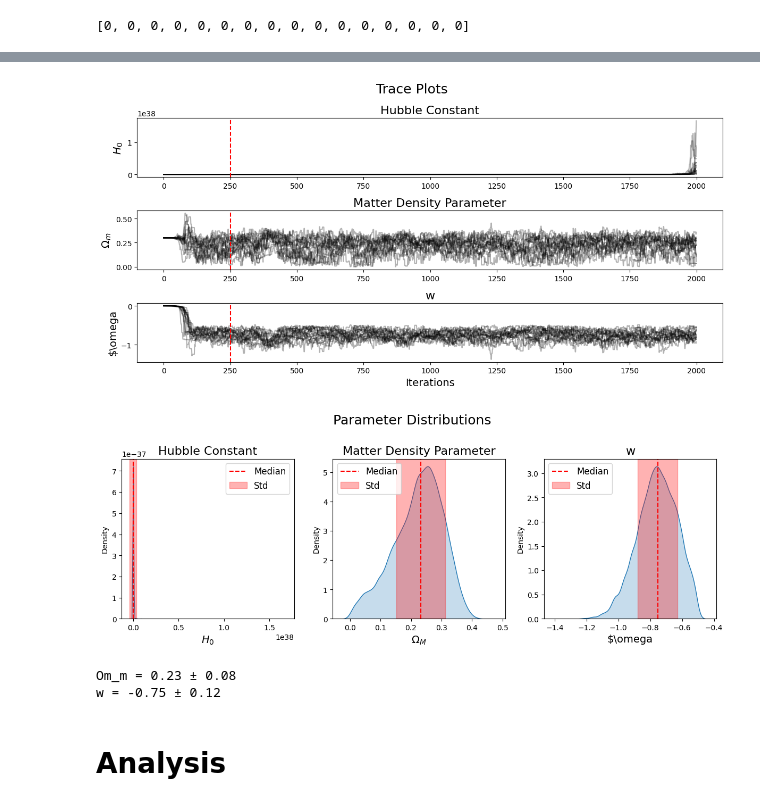
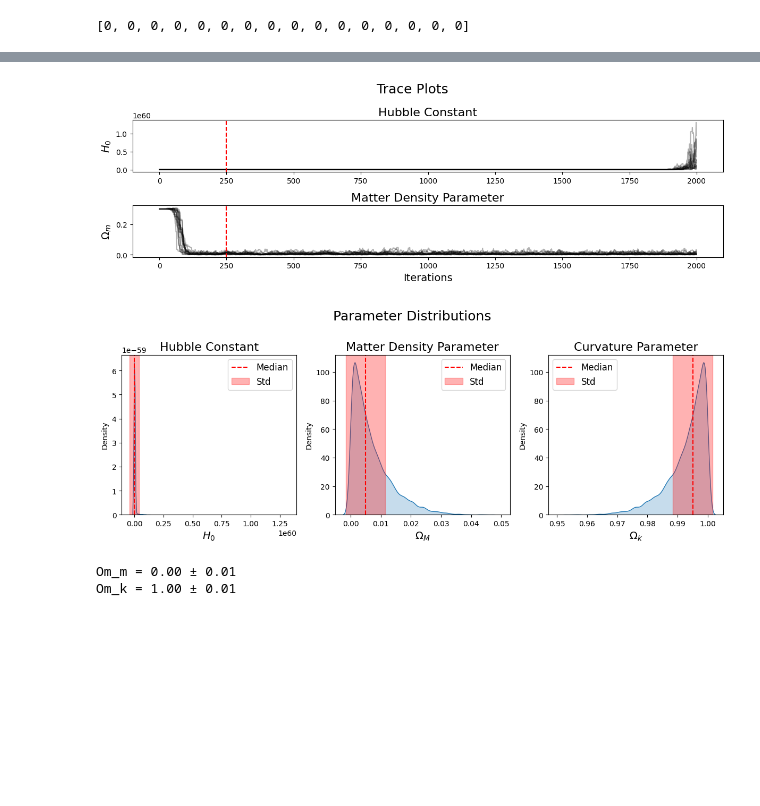
Before and after one commit to MagicalBean/DES_MCMC, a Jupyter notebook: workthrough.ipynb, the cells around one changed output, grey strips where cells are left out. Cells and saved outputs as stored; diff of their text form; code cells hidden in the pictures; blank space fills up the shorter version.

Commit message:
Added more models and caching and so many graphs

```diff
--- a/workthrough.ipynb
+++ b/workthrough.ipynb
@@ -153,13 +253,13 @@ Om_k = 0.24 ± 0.14
 # %%
-fwcdm_sampler = CosmologyMCMC(FlatwCDMModel(), df)
+monly_sampler = CosmologyMCMC(MatterOnlyModel(), df)
 
 n_walkers = 16
 n_iterations = 2000
-p0 = np.random.multivariate_normal(mean=[73, 0.3, 0], cov=np.diag([1, 1e-12, 1e-12]), size=n_walkers)
+p0 = np.random.multivariate_normal(mean=[73, 0.3], cov=np.diag([1, 1e-12]), size=n_walkers)
 
-fwcdm_sampler.test_priors(p0)
+monly_sampler.test_priors(p0)
 # %% [output]
 [0, 0, 0, 0, 0, 0, 0, 0, 0, 0, 0, 0, 0, 0, 0, 0]
 # %%
-fwcdm_sampler.run_mcmc(n_walkers, n_iterations, p0)
+monly_sampler.run_mcmc(n_walkers, n_iterations, p0)
 # %% [output]
@@ -167,5 +267,5 @@ FlatwCDM model took 345.100 seconds
 # %%
-fwcdm_sampler.trace_plots(250)
+monly_sampler.trace_plots(250)
 # %% [output]
-[figure, old version]
+[figure, new version]
 # %%
@@ -173,14 +275,14 @@ fwcdm_sampler.burned = pd.DataFrame(fwcdm_sampler.get_samples(discard=250, flat=
 # %%
 fig, axs = plt.subplots(1, 3, figsize=(12, 4.6))
 
-titles = ['Hubble Constant', 'Matter Density Parameter', 'w']
-x_labels = [r'$H_0$', r'$\Omega_M$', r'$\omega']
+titles = ['Hubble Constant', 'Matter Density Parameter', 'Curvature Parameter']
+x_labels = [r'$H_0$', r'$\Omega_M$', r'$\Omega_k$']
 for i in range(0, 3):
-    sns.kdeplot(fwcdm_sampler.burned.iloc[:,i], fill=True, ax=axs[i])
+    sns.kdeplot(monly_sampler.burned.iloc[:,i], fill=True, ax=axs[i])
     axs[i].set_xlabel(x_labels[i], size=14)
     axs[i].set_title(titles[i], size=16)
-    median = np.median(fwcdm_sampler.burned.iloc[:,i])
-    std = np.std(fwcdm_sampler.burned.iloc[:,i])
+    median = np.median(monly_sampler.burned.iloc[:,i])
+    std = np.std(monly_sampler.burned.iloc[:,i])
     axs[i].axvline(median, color='red', linestyle='dashed', label='Median')
     axs[i].axvspan(median-std, median+std, color='red', alpha=0.3, label='Std')
     axs[i].legend(fontsize=12)
@@ -189,12 +291,10 @@ fig.suptitle('Parameter Distributions', size=18)
 plt.tight_layout()
 plt.show()
 # %% [output]
-[figure, old version]
+[figure, new version]
 # %%
-print(f"Om_m = {fwcdm_sampler.burned['Om_m'].median():.2f} ± {fwcdm_sampler.burned['Om_m'].std():.2f}")
-print(f"w = {fwcdm_sampler.burned['w'].median():.2f} ± {fwcdm_sampler.burned['w'].std():.2f}")
+print(f"Om_m = {monly_sampler.burned['Om_m'].median():.2f} ± {monly_sampler.burned['Om_m'].std():.2f}")
+print(f"Om_k = {monly_sampler.burned['Om_k'].median():.2f} ± {monly_sampler.burned['Om_k'].std():.2f}")
 # %% [output]
-Om_m = 0.23 ± 0.08
-w = -0.75 ± 0.12
+Om_m = 0.00 ± 0.01
+Om_k = 1.00 ± 0.01
-# %% [markdown]
-# Analysis
```
Also changed, not shown: parts of 29 cells of this notebook, 6 other files.
